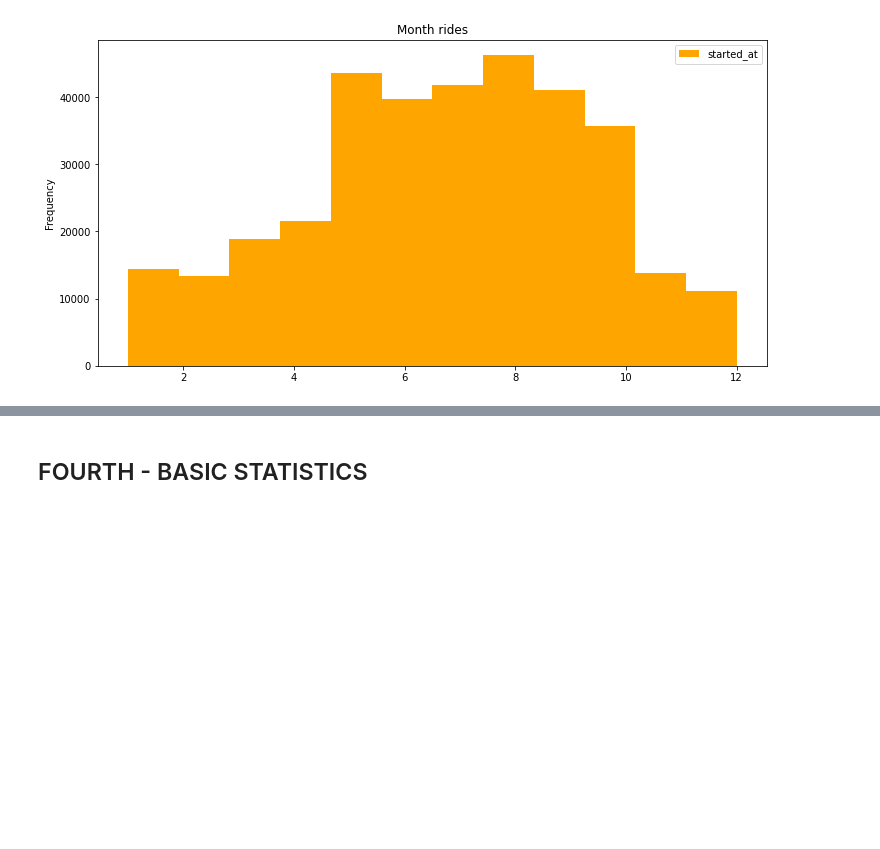
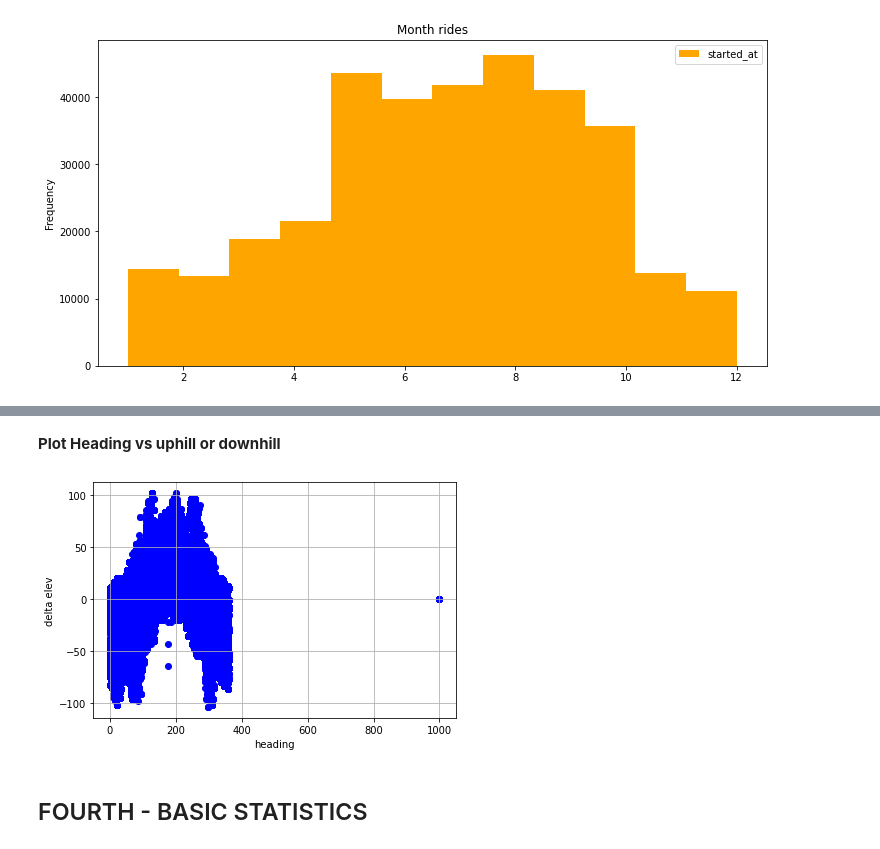
Before and after one commit to daim77/python_BI_analysis_bike_sharing, a Jupyter notebook: results.ipynb, the cells around one changed output, grey strips where cells are left out. Saved outputs shown, nothing was run; the diff lists cells and outputs as text; code cells hidden in the pictures; blank space fills up the shorter version.

```diff
--- a/results.ipynb
+++ b/results.ipynb
@@ -471,10 +406,7 @@ full_data_df = pd.merge(bikes_df, weather_df, left_on='wx_date', right_on='date'
 
 full_data_df.drop('date', axis=1, inplace=True)
 full_data_df.drop('ended_at', axis=1, inplace=True)
-full_data_df.columns = ['started_at', 'day_of_week', 'duration_s', 'start_station_id', 'start_station_latitude',
-       'start_station_longitude', 'start_elev', 'end_station_id', 'end_station_latitude',
-       'end_station_longitude', 'end_elev', 'delta_elev', 'heading_deg', 'dist_km',
-        'wx_date', 'vis', 'wind_direction_deg', 'gust_km_h', 'feels_c', 'rain_mm', 'humidity_%', 'cloudiness_%']
+
 full_data_df.dtypes
 # %% [output]
 started_at                 datetime64[ns]
@@ -625,3 +556,18 @@ df.plot.hist(df, figsize=(12, 6), color='orange', bins=12, legend='True', title=
+# %% [markdown]
+**Plot Heading vs uphill or downhill**
+# %%
+import matplotlib.pyplot as plt
+
+
+fig, ax = plt.subplots()
+ax.scatter(full_data_df.heading_deg, full_data_df.delta_elev, color='blue')
+ax.set_xlabel('heading')
+ax.set_ylabel('delta elev')
+ax.grid(True)
+fig.tight_layout()
+plt.show()
+# %% [output]
+[figure, added]
 # %% [markdown]
 ## FOURTH - BASIC STATISTICS
 # %%
```
Also changed, not shown: parts of 12 cells of this notebook.
